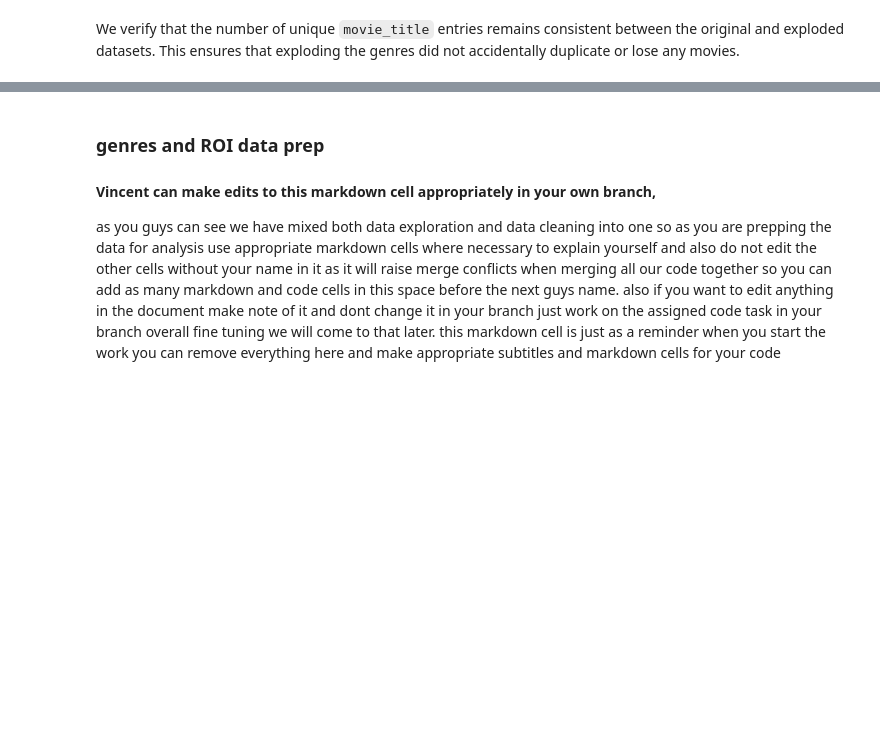
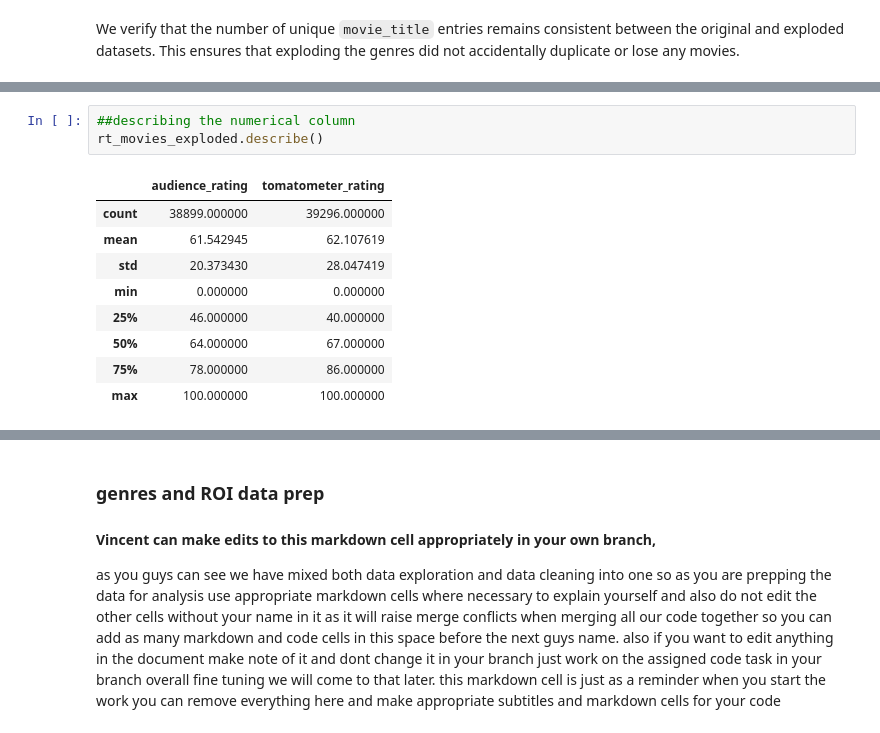
Before and after one commit to Tdoggie/phase-2-project, a Jupyter notebook: index.ipynb, the cells around one changed output, grey strips where cells are left out. Saved outputs shown, nothing was run; the diff lists cells and outputs as text; blank space fills up the shorter version.

Commit message:
summarize & describe dataframe,check for outliers

```diff
--- a/index.ipynb
+++ b/index.ipynb
@@ -121,0 +170,13 @@ This ensures that exploding the genres did not accidentally duplicate or lose an
+# %%
+##describing the numerical column
+rt_movies_exploded.describe()
+# %% [output]
+|  | audience_rating | tomatometer_rating |
+| count | 38899.000000 | 39296.000000 |
+| mean | 61.542945 | 62.107619 |
+| std | 20.373430 | 28.047419 |
+| min | 0.000000 | 0.000000 |
+| 25% | 46.000000 | 40.000000 |
+| 50% | 64.000000 | 67.000000 |
+| 75% | 78.000000 | 86.000000 |
+| max | 100.000000 | 100.000000 |
```
Also changed, not shown: parts of 11 cells of this notebook.
